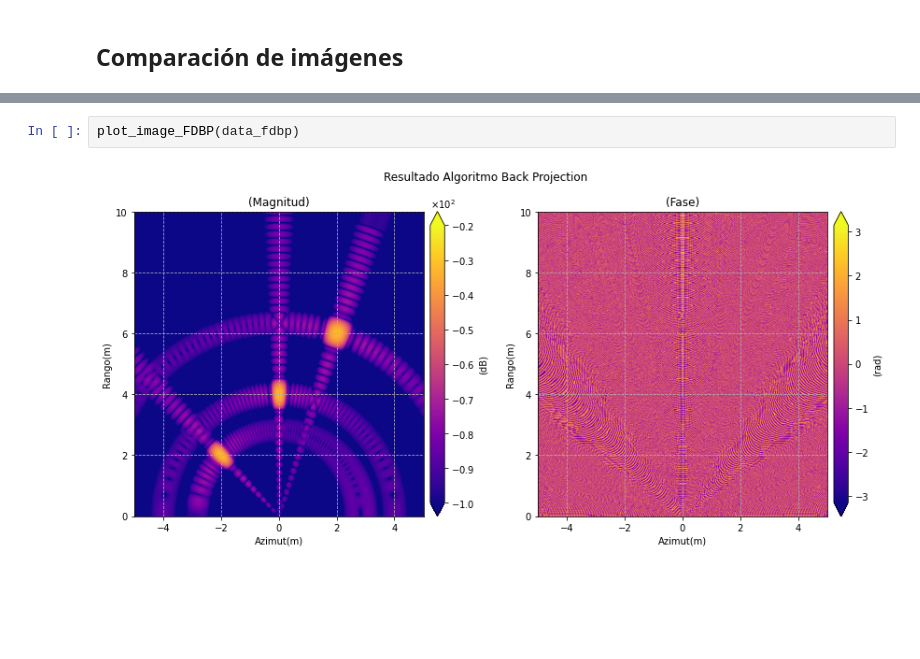
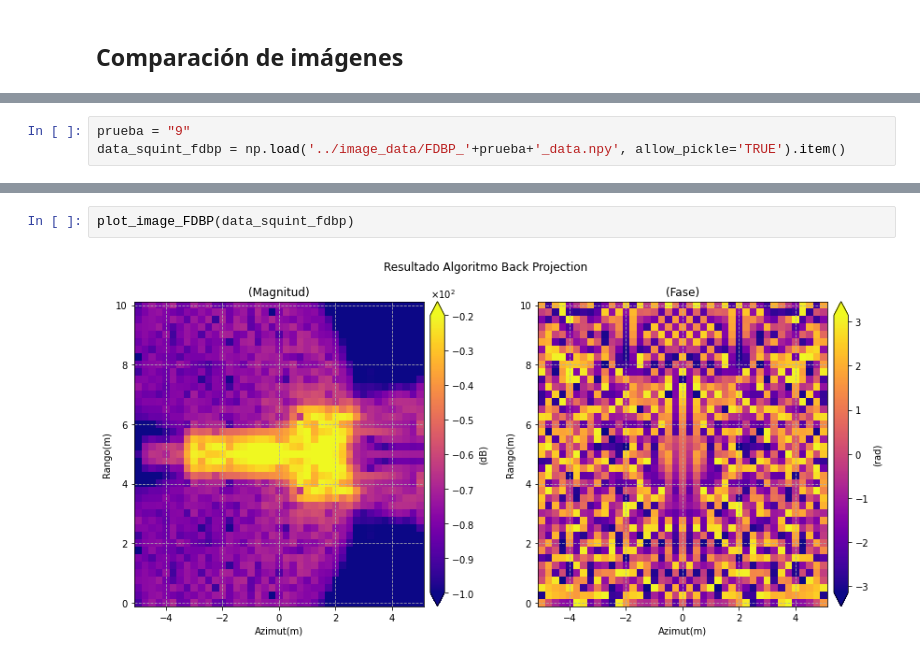
Before and after one commit to DPR00/GBSAR_Angle_Imaging_Algorithms, a Jupyter notebook: Simulation/Main/tests.ipynb, the cells around one changed output, grey strips where cells are left out. Saved outputs shown, nothing was run; the diff lists cells and outputs as text; blank space fills up the shorter version.

```diff
--- a/Simulation/Main/tests.ipynb
+++ b/Simulation/Main/tests.ipynb
@@ -211,0 +353,3 @@ data_rma = np.load('../image_data/RMA_1_data.npy', allow_pickle='TRUE').item()
+# %%
+prueba = "9"
+data_squint_fdbp = np.load('../image_data/FDBP_'+prueba+'_data.npy', allow_pickle='TRUE').item()
@@ -212,4 +403,4 @@ data_rma = np.load('../image_data/RMA_1_data.npy', allow_pickle='TRUE').item()
 # %%
-plot_image_FDBP(data_fdbp)
+plot_image_FDBP(data_squint_fdbp)
 # %% [output]
-[figure, old version]
+[figure, new version]
```
Also changed, not shown: parts of 15 cells of this notebook, 14 other files.
